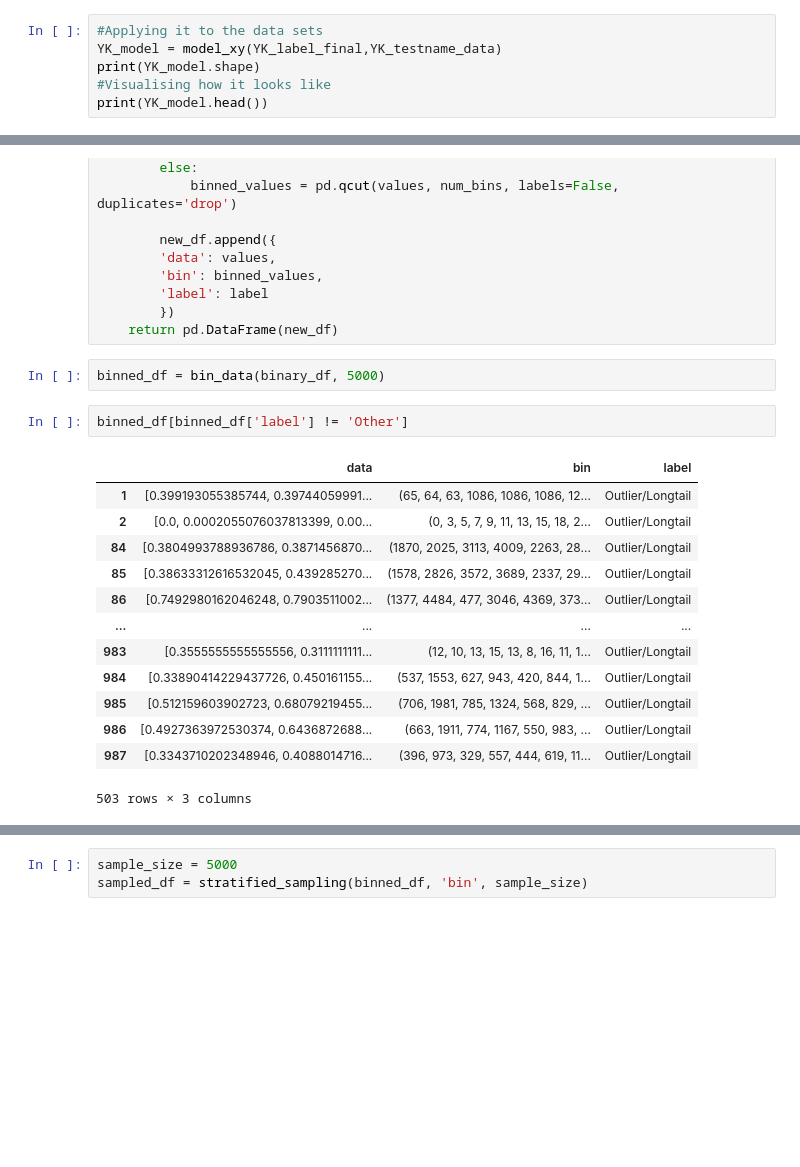
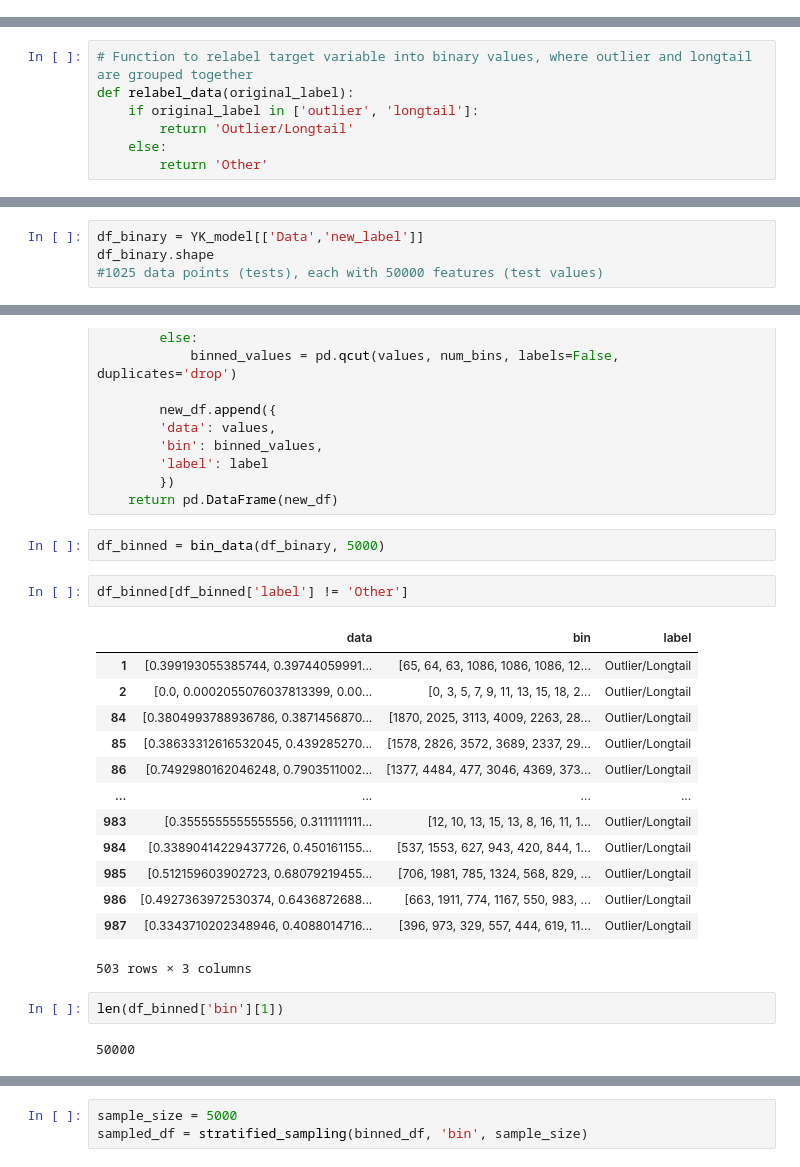
Before and after one commit to chan-cee/wafers, a Jupyter notebook: Luna Preprocessing.ipynb, the cells around one changed output, grey strips where cells are left out. Saved outputs shown, nothing was run; the diff lists cells and outputs as text; blank space fills up the shorter version.

```diff
--- a/Luna Preprocessing.ipynb
+++ b/Luna Preprocessing.ipynb
@@ -279,6 +85,0 @@ def model_xy(label_df,concat_df):
-# %%
-#Applying it to the data sets
-YK_model = model_xy(YK_label_final,YK_testname_data)
-print(YK_model.shape)
-#Visualising how it looks like
-print(YK_model.head())
@@ -292,0 +388,7 @@ print(YK_model.head())
+# %%
+# Function to relabel target variable into binary values, where outlier and longtail are grouped together
+def relabel_data(original_label):
+    if original_label in ['outlier', 'longtail']:
+        return 'Outlier/Longtail'
+    else:
+        return 'Other'
@@ -329,3 +496,7 @@ plt.ylabel('Count')
 plt.show()
 # %% [output]
 [figure]
+# %%
+df_binary = YK_model[['Data','new_label']]
+df_binary.shape
+#1025 data points (tests), each with 50000 features (test values)
@@ -382,23 +565,27 @@ def bin_data(df, num_bins):
         })
     return pd.DataFrame(new_df)
 # %%
-binned_df = bin_data(binary_df, 5000)
+df_binned = bin_data(df_binary, 5000)
 # %%
-binned_df[binned_df['label'] != 'Other']
+df_binned[df_binned['label'] != 'Other']
 # %% [output]
 |  | data | bin | label |
-| 1 | [0.399193055385744, 0.39744059991... | (65, 64, 63, 1086, 1086, 1086, 12... | Outlier/Longtail |
-| 2 | [0.0, 0.0002055076037813399, 0.00... | (0, 3, 5, 7, 9, 11, 13, 15, 18, 2... | Outlier/Longtail |
-| 84 | [0.3804993788936786, 0.3871456870... | (1870, 2025, 3113, 4009, 2263, 28... | Outlier/Longtail |
-| 85 | [0.38633312616532045, 0.439285270... | (1578, 2826, 3572, 3689, 2337, 29... | Outlier/Longtail |
-| 86 | [0.7492980162046248, 0.7903511002... | (1377, 4484, 477, 3046, 4369, 373... | Outlier/Longtail |
+| 1 | [0.399193055385744, 0.39744059991... | [65, 64, 63, 1086, 1086, 1086, 12... | Outlier/Longtail |
+| 2 | [0.0, 0.0002055076037813399, 0.00... | [0, 3, 5, 7, 9, 11, 13, 15, 18, 2... | Outlier/Longtail |
+| 84 | [0.3804993788936786, 0.3871456870... | [1870, 2025, 3113, 4009, 2263, 28... | Outlier/Longtail |
+| 85 | [0.38633312616532045, 0.439285270... | [1578, 2826, 3572, 3689, 2337, 29... | Outlier/Longtail |
+| 86 | [0.7492980162046248, 0.7903511002... | [1377, 4484, 477, 3046, 4369, 373... | Outlier/Longtail |
 | ... | ... | ... | ... |
-| 983 | [0.3555555555555556, 0.3111111111... | (12, 10, 13, 15, 13, 8, 16, 11, 1... | Outlier/Longtail |
-| 984 | [0.33890414229437726, 0.450161155... | (537, 1553, 627, 943, 420, 844, 1... | Outlier/Longtail |
-| 985 | [0.512159603902723, 0.68079219455... | (706, 1981, 785, 1324, 568, 829, ... | Outlier/Longtail |
-| 986 | [0.4927363972530374, 0.6436872688... | (663, 1911, 774, 1167, 550, 983, ... | Outlier/Longtail |
-| 987 | [0.3343710202348946, 0.4088014716... | (396, 973, 329, 557, 444, 619, 11... | Outlier/Longtail |
+| 983 | [0.3555555555555556, 0.3111111111... | [12, 10, 13, 15, 13, 8, 16, 11, 1... | Outlier/Longtail |
+| 984 | [0.33890414229437726, 0.450161155... | [537, 1553, 627, 943, 420, 844, 1... | Outlier/Longtail |
+| 985 | [0.512159603902723, 0.68079219455... | [706, 1981, 785, 1324, 568, 829, ... | Outlier/Longtail |
+| 986 | [0.4927363972530374, 0.6436872688... | [663, 1911, 774, 1167, 550, 983, ... | Outlier/Longtail |
+| 987 | [0.3343710202348946, 0.4088014716... | [396, 973, 329, 557, 444, 619, 11... | Outlier/Longtail |
 503 rows × 3 columns
+# %%
+len(df_binned['bin'][1])
+# %% [output]
+50000
 # %%
 def sample_from_bins(row, num_samples):
     data = row['data']
```
Also changed, not shown: parts of 70 cells of this notebook.
